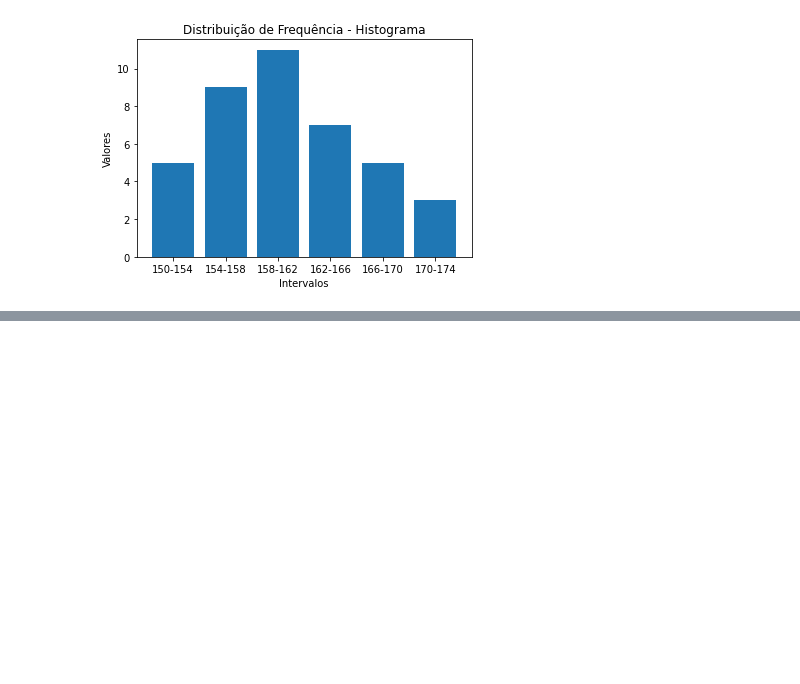
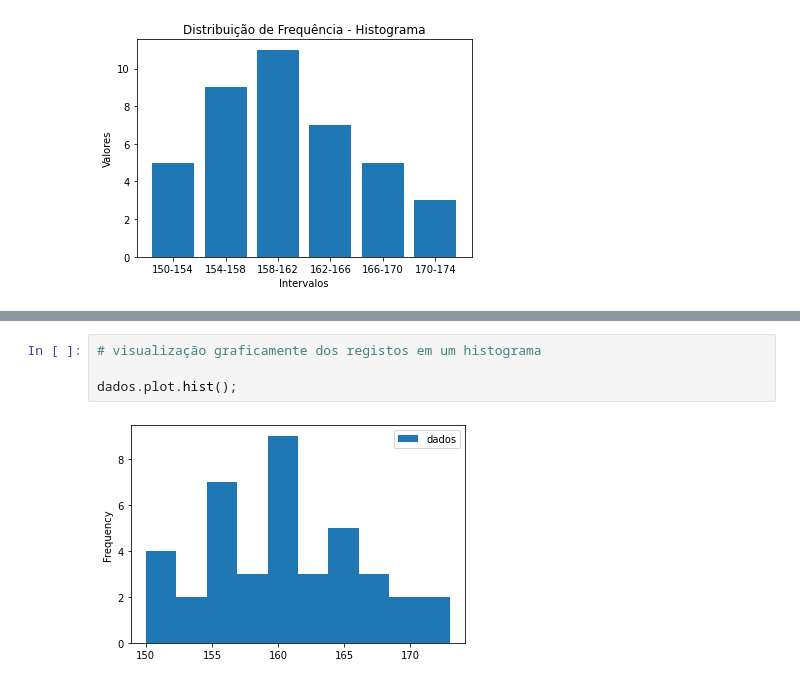
Before and after one commit to caiquemiranda/python-statistics, a Jupyter notebook: estatistica-machine-learning/cls03-Distribuição-de-frequencia.ipynb, the cells around one changed output, grey strips where cells are left out. Drawn from its saved outputs; the diff is of its cells as text; blank space fills up the shorter version.

```diff
--- a/estatistica-machine-learning/cls03-Distribuição-de-frequencia.ipynb
+++ b/estatistica-machine-learning/cls03-Distribuição-de-frequencia.ipynb
@@ -145,0 +218,6 @@ plt.show()
+# %%
+# visualização graficamente dos registos em um histograma
+
+dados.plot.hist();
+# %% [output]
+[figure, added]
```
Also changed, not shown: parts of 12 cells of this notebook.
